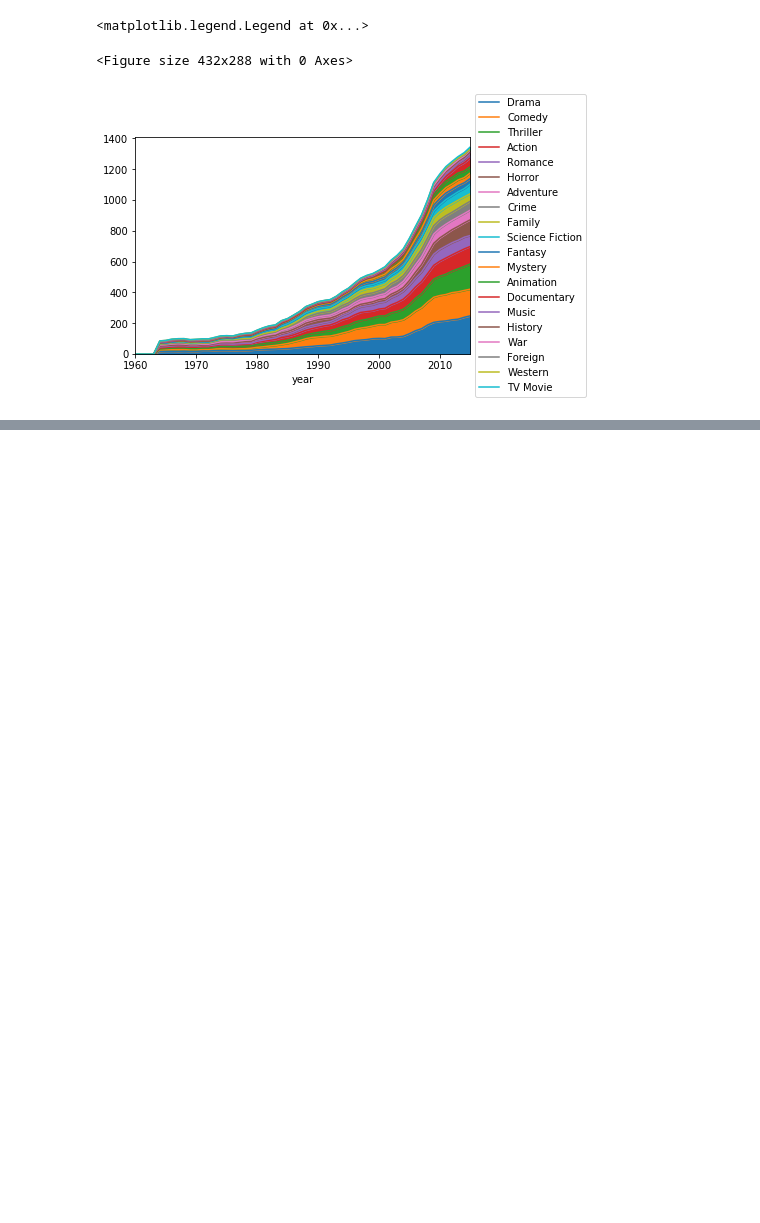
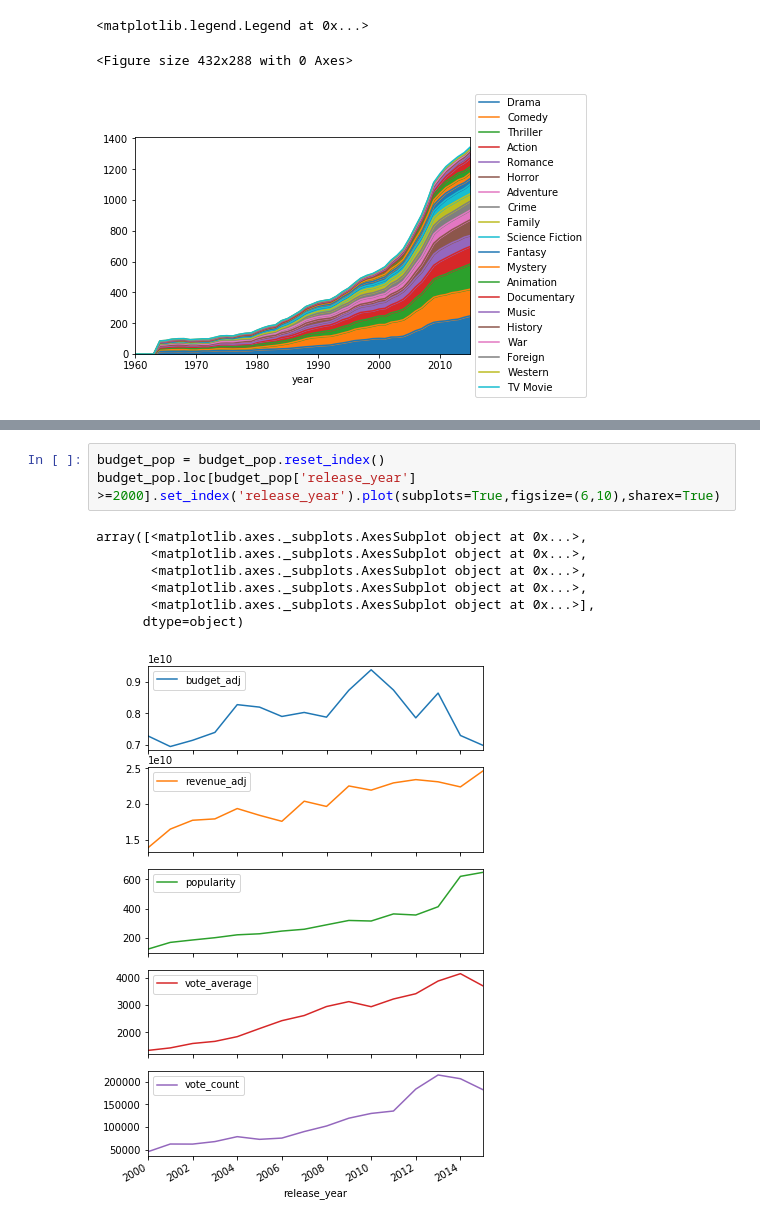
Before and after one commit to Wired361/Udacity_Project-2, a Jupyter notebook: Project-2.ipynb, the cells around one changed output, grey strips where cells are left out. Saved outputs shown, nothing was run; the diff lists cells and outputs as text; blank space fills up the shorter version.

```diff
--- a/Project-2.ipynb
+++ b/Project-2.ipynb
@@ -166,0 +185,11 @@ Some notes about insight:
+# %%
+budget_pop = budget_pop.reset_index()
+budget_pop.loc[budget_pop['release_year'] >=2000].set_index('release_year').plot(subplots=True,figsize=(6,10),sharex=True)
+# %% [output]
+array([<matplotlib.axes._subplots.AxesSubplot object at 0x...>,
+       <matplotlib.axes._subplots.AxesSubplot object at 0x...>,
+       <matplotlib.axes._subplots.AxesSubplot object at 0x...>,
+       <matplotlib.axes._subplots.AxesSubplot object at 0x...>,
+       <matplotlib.axes._subplots.AxesSubplot object at 0x...>],
+      dtype=object)
+[figure, added]
```
Also changed, not shown: parts of 17 cells of this notebook.
